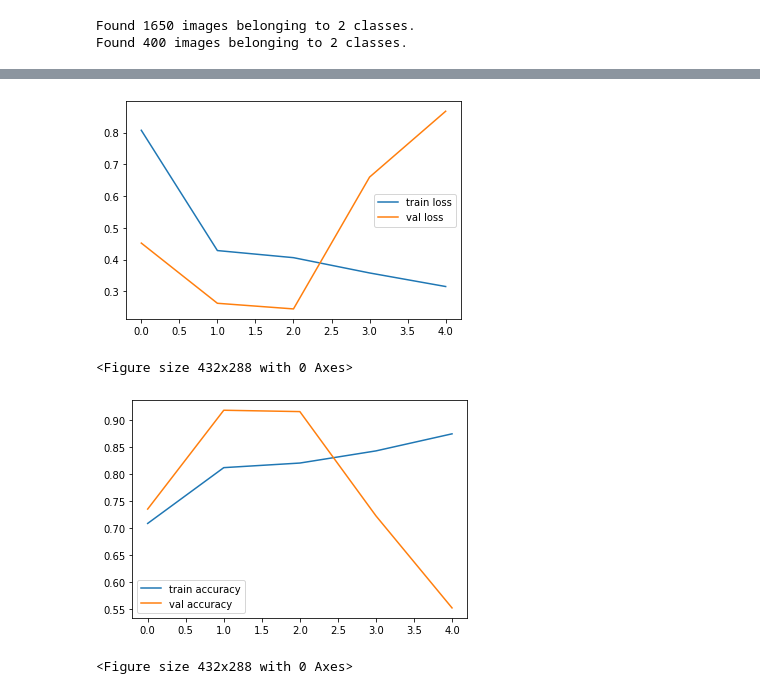
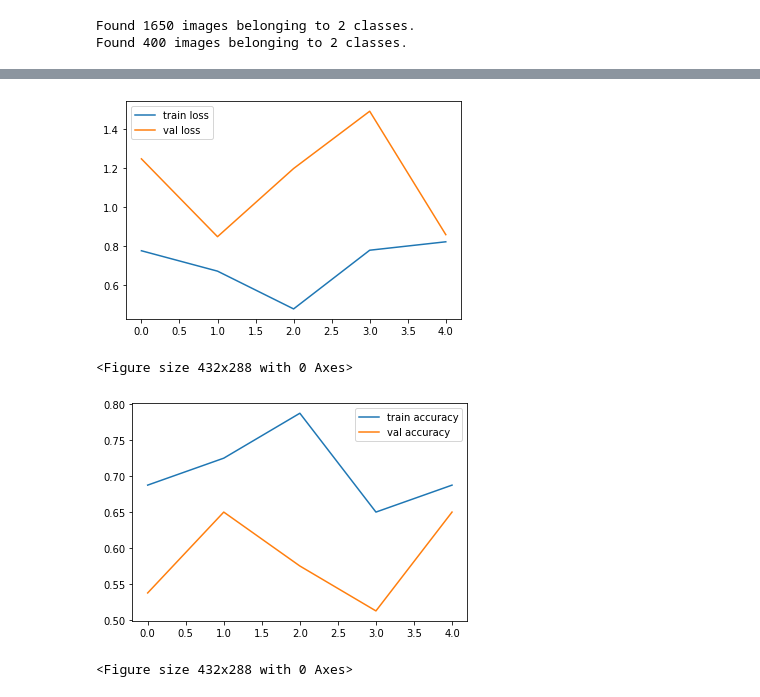
Before and after one commit to beatricekiplagat/Deepfake-Audio-Recognition, a Jupyter notebook: DEEPFAKE_AUDIO_DETECTION_TRANSFER_LEARNING_MODELS_VGG16.ipynb, the cells around one changed output, grey strips where cells are left out. Saved outputs shown, nothing was run; the diff lists cells and outputs as text; code cells hidden in the pictures.

Commit message:
VGG16 with WANDB

```diff
--- a/DEEPFAKE_AUDIO_DETECTION_TRANSFER_LEARNING_MODELS_VGG16.ipynb
+++ b/DEEPFAKE_AUDIO_DETECTION_TRANSFER_LEARNING_MODELS_VGG16.ipynb
@@ -52,7 +83,7 @@ for layer in vgg.layers:
 
   # useful for getting number of classes
   # this will count the number of classes we have in our dataset assuming that the data is grouped into specific folders
-folders = 2#glob('Datasets/Train/*')
+folders = 1 #glob('Datasets/Train/*')
 # %%
 # our layers
 x = Flatten()(vgg.output)
@@ -117,8 +148,9 @@ r = model.fit_generator(
   training_set,
   validation_data=test_set,
   epochs=5,
-  steps_per_epoch=len(training_set),
-  validation_steps=len(test_set)
+  steps_per_epoch= 20, #len(training_set),
+  validation_steps= 20, #len(test_set),
+  callbacks=[WandbCallback()]
 )
 # %% [output]
 Epoch 1/5
@@ -139,21 +171,21 @@ plt.legend()
 plt.show()
 plt.savefig('LossVal_loss')
 # %% [output]
-[figure, old version]
+[figure, new version]
 <Figure size 432x288 with 0 Axes>
 # %%
 # accuracies
 plt.plot(r.history['accuracy'], label='train accuracy')
 plt.plot(r.history['val_accuracy'], label='val accuracy')
 plt.legend()
 plt.show()
 plt.savefig('AccVal_acc')
 
 import tensorflow as tf
 
 from keras.models import load_model
 
-model.save('facefeatures_new_model.h5')
+model.save('DeepFakeVGG16Model.h5')
 # %% [output]
-[figure, old version]
+[figure, new version]
 <Figure size 432x288 with 0 Axes>
```
Also changed, not shown: parts of 5 cells of this notebook.
